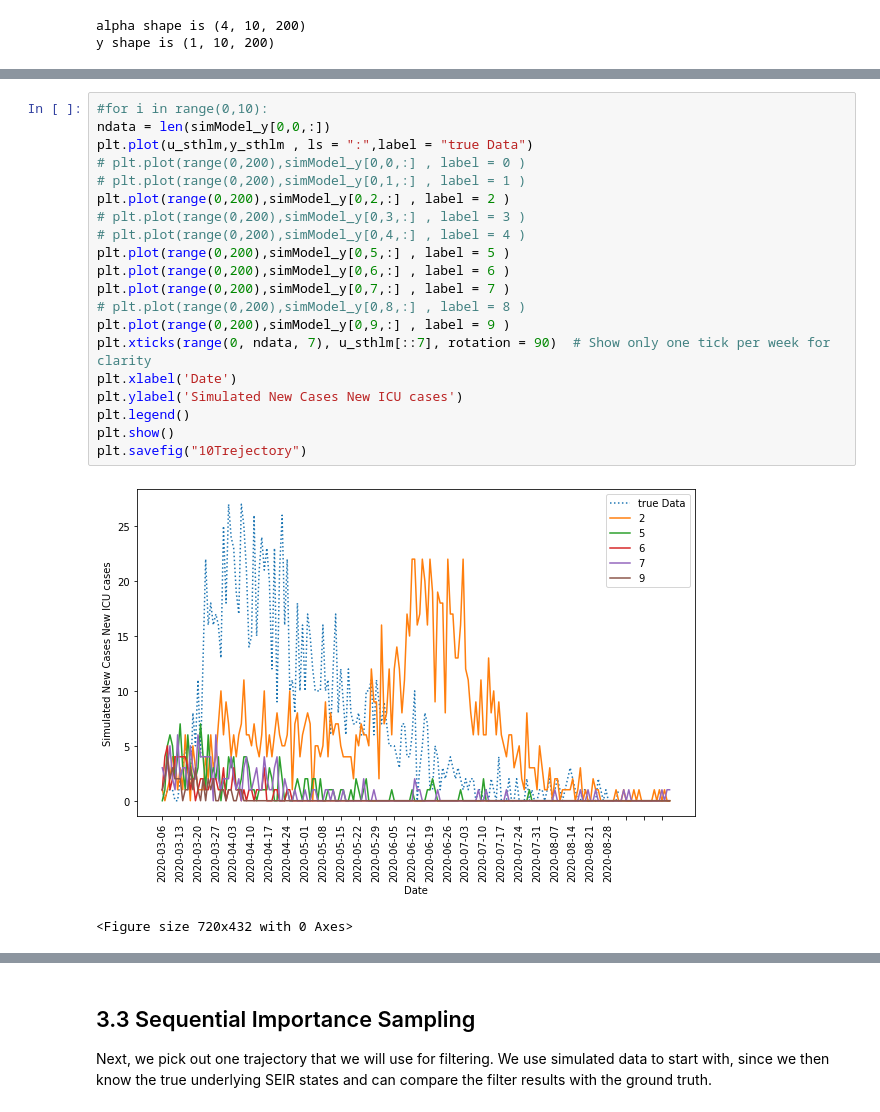
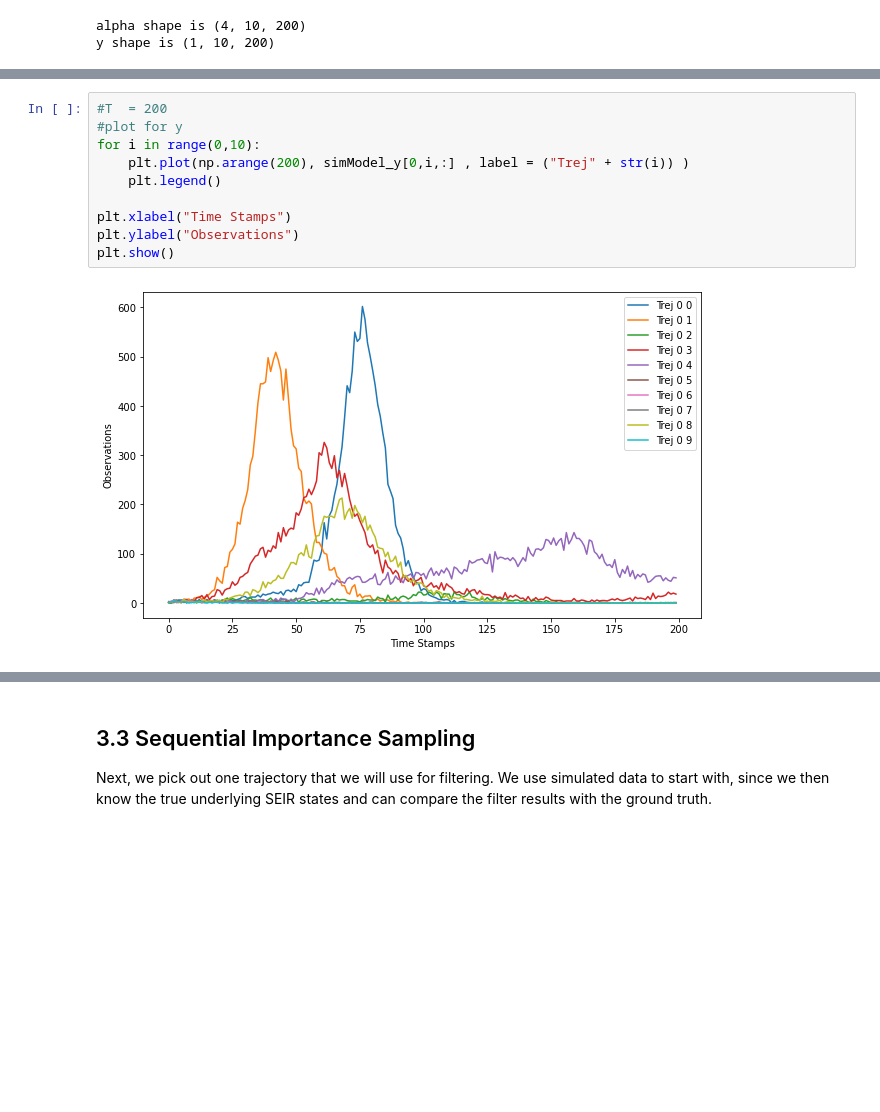
Before and after one commit to amannayak/Time-Series-and-Sequence-Analysis, a Jupyter notebook: Task 3/tssl_lab3.ipynb, the cells around one changed output, grey strips where cells are left out. Drawn from its saved outputs; the diff is of its cells as text; blank space fills up the shorter version.

```diff
--- a/Task 3/tssl_lab3.ipynb
+++ b/Task 3/tssl_lab3.ipynb
@@ -135,23 +112,12 @@ plt.savefig("10Trejectory")
-# %%
-#for i in range(0,10):
-ndata = len(simModel_y[0,0,:])
-plt.plot(u_sthlm,y_sthlm , ls = ":",label = "true Data")
-# plt.plot(range(0,200),simModel_y[0,0,:] , label = 0 )
-# plt.plot(range(0,200),simModel_y[0,1,:] , label = 1 )
-plt.plot(range(0,200),simModel_y[0,2,:] , label = 2 )
-# plt.plot(range(0,200),simModel_y[0,3,:] , label = 3 )
-# plt.plot(range(0,200),simModel_y[0,4,:] , label = 4 )
-plt.plot(range(0,200),simModel_y[0,5,:] , label = 5 )
-plt.plot(range(0,200),simModel_y[0,6,:] , label = 6 )
-plt.plot(range(0,200),simModel_y[0,7,:] , label = 7 )
-# plt.plot(range(0,200),simModel_y[0,8,:] , label = 8 )
-plt.plot(range(0,200),simModel_y[0,9,:] , label = 9 )
-plt.xticks(range(0, ndata, 7), u_sthlm[::7], rotation = 90)  # Show only one tick per week for clarity
-plt.xlabel('Date')
-plt.ylabel('Simulated New Cases New ICU cases')
-plt.legend()
-plt.show()
-plt.savefig("10Trejectory")
-# %% [output]
-[figure, removed]
-<Figure size 720x432 with 0 Axes>
+# %%
+#T  = 200
+#plot for y
+for i in range(0,10):
+    plt.plot(np.arange(200), simModel_y[0,i,:] , label = ("Trej" + str(i)) )
+    plt.legend()
+
+plt.xlabel("Time Stamps")
+plt.ylabel("Observations")
+plt.show()
+# %% [output]
+[figure, added]
```
Also changed, not shown: parts of 8 cells of this notebook.
